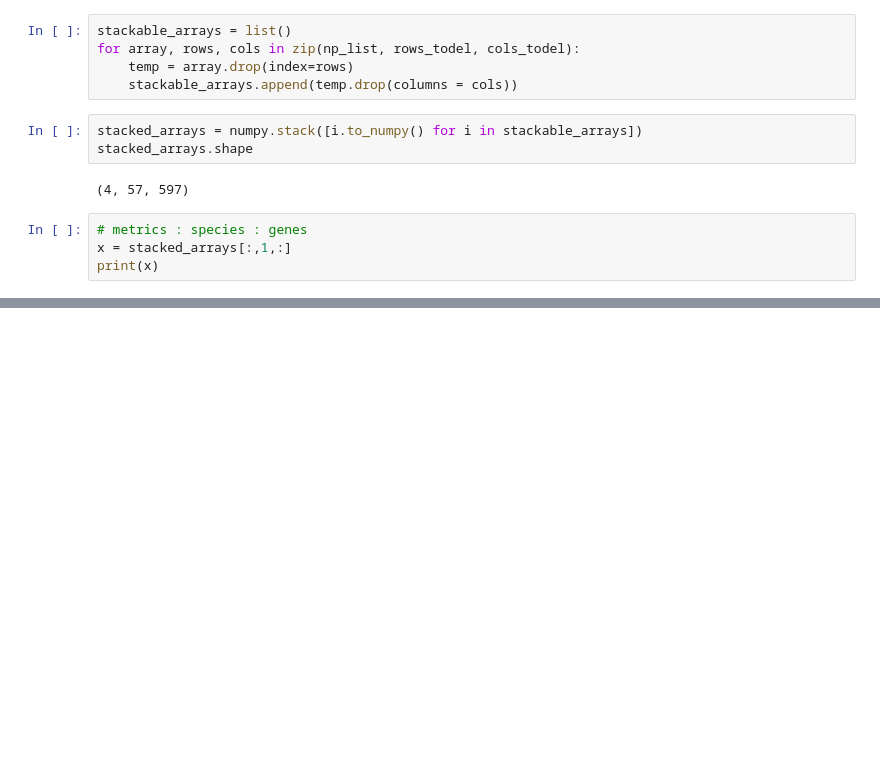
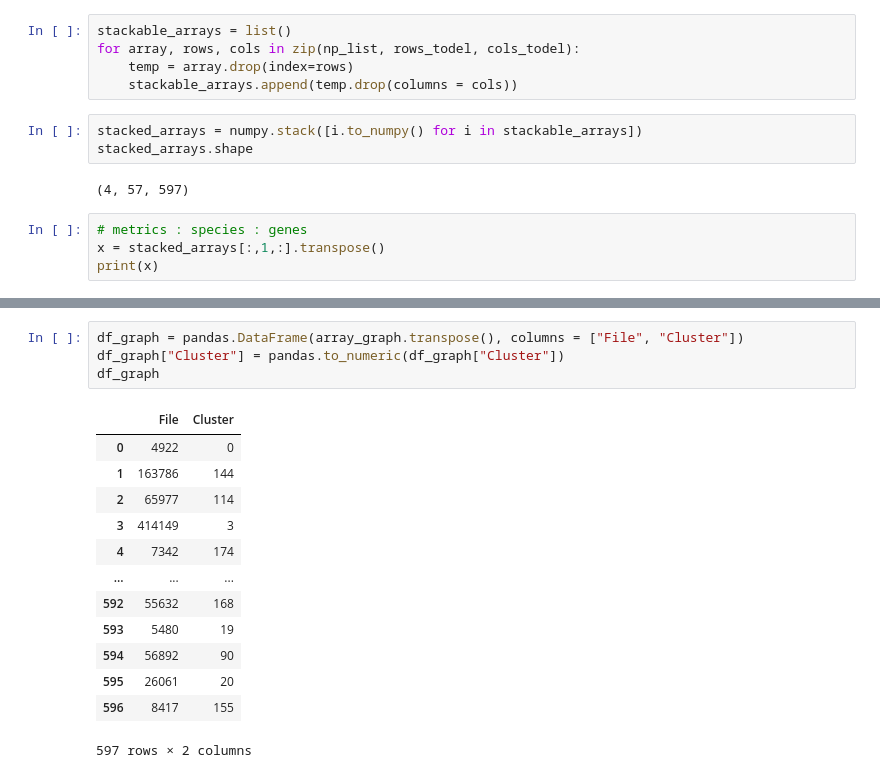
Before and after one commit to xyloforce/genomic_mining, a Jupyter notebook: Projet DCD.ipynb, the cells around one changed output, grey strips where cells are left out. Saved outputs shown, nothing was run; the diff lists cells and outputs as text; blank space fills up the shorter version.

```diff
--- a/Projet DCD.ipynb
+++ b/Projet DCD.ipynb
@@ -48,6 +50,6 @@ stacked_arrays.shape
 (4, 57, 597)
 # %%
 # metrics : species : genes
-x = stacked_arrays[:,1,:]
+x = stacked_arrays[:,1,:].transpose()
 print(x)
 # %% [output]
@@ -140,0 +75,18 @@ stacked_array.shape
+# %%
+df_graph = pandas.DataFrame(array_graph.transpose(), columns = ["File", "Cluster"])
+df_graph["Cluster"] = pandas.to_numeric(df_graph["Cluster"])
+df_graph
+# %% [output]
+|  | File | Cluster |
+| 0 | 4922 | 0 |
+| 1 | 163786 | 144 |
+| 2 | 65977 | 114 |
+| 3 | 414149 | 3 |
+| 4 | 7342 | 174 |
+| ... | ... | ... |
+| 592 | 55632 | 168 |
+| 593 | 5480 | 19 |
+| 594 | 56892 | 90 |
+| 595 | 26061 | 20 |
+| 596 | 8417 | 155 |
+597 rows × 2 columns
```
Also changed, not shown: parts of 19 cells of this notebook.
